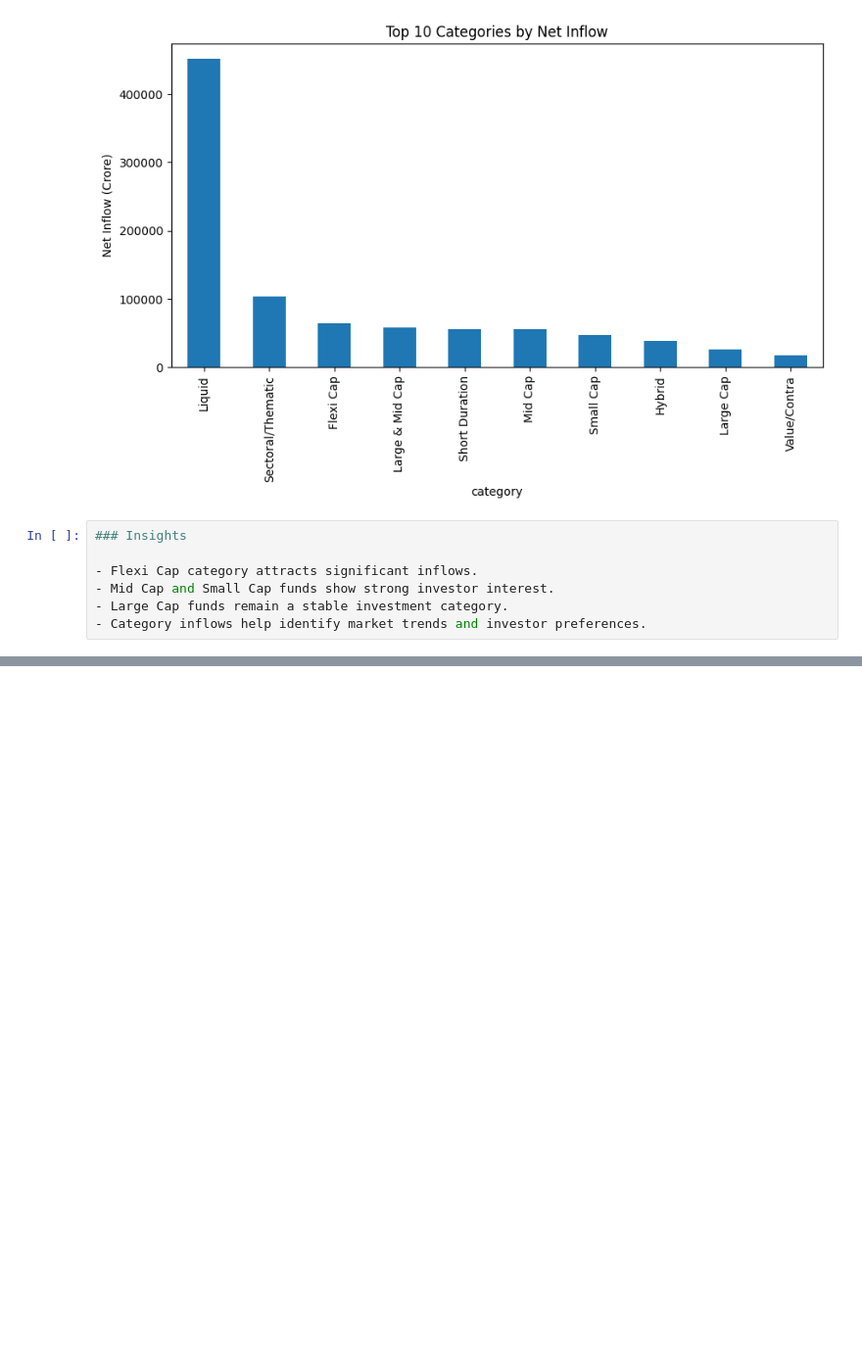
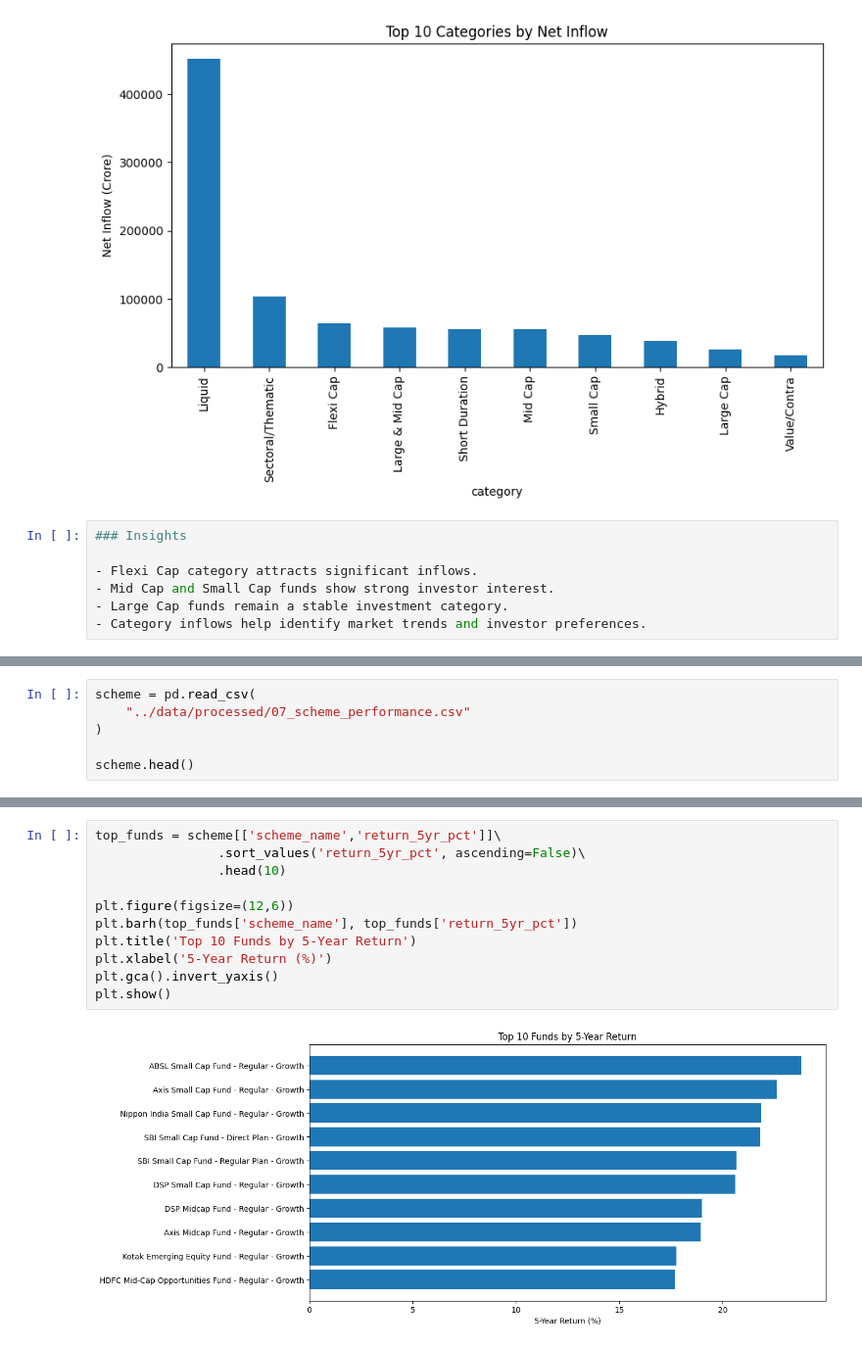
Before and after one commit to samireddynarasimhareddy/bluestock_mf_capstone, a Jupyter notebook: notebooks/01_EDA.ipynb, the cells around one changed output, grey strips where cells are left out. Shown at 98% size. Cells and saved outputs as stored; diff of their text form; blank space fills up the shorter version.

```diff
--- a/notebooks/01_EDA.ipynb
+++ b/notebooks/01_EDA.ipynb
@@ -897,0 +1035,6 @@ plt.show()
+# %%
+scheme = pd.read_csv(
+    "../data/processed/07_scheme_performance.csv"
+)
+
+scheme.head()
@@ -897,0 +1137,13 @@ plt.show()
+# %%
+top_funds = scheme[['scheme_name','return_5yr_pct']]\
+                .sort_values('return_5yr_pct', ascending=False)\
+                .head(10)
+
+plt.figure(figsize=(12,6))
+plt.barh(top_funds['scheme_name'], top_funds['return_5yr_pct'])
+plt.title('Top 10 Funds by 5-Year Return')
+plt.xlabel('5-Year Return (%)')
+plt.gca().invert_yaxis()
+plt.show()
+# %% [output]
+[figure, added]
```
Also changed, not shown: parts of 55 cells of this notebook.
